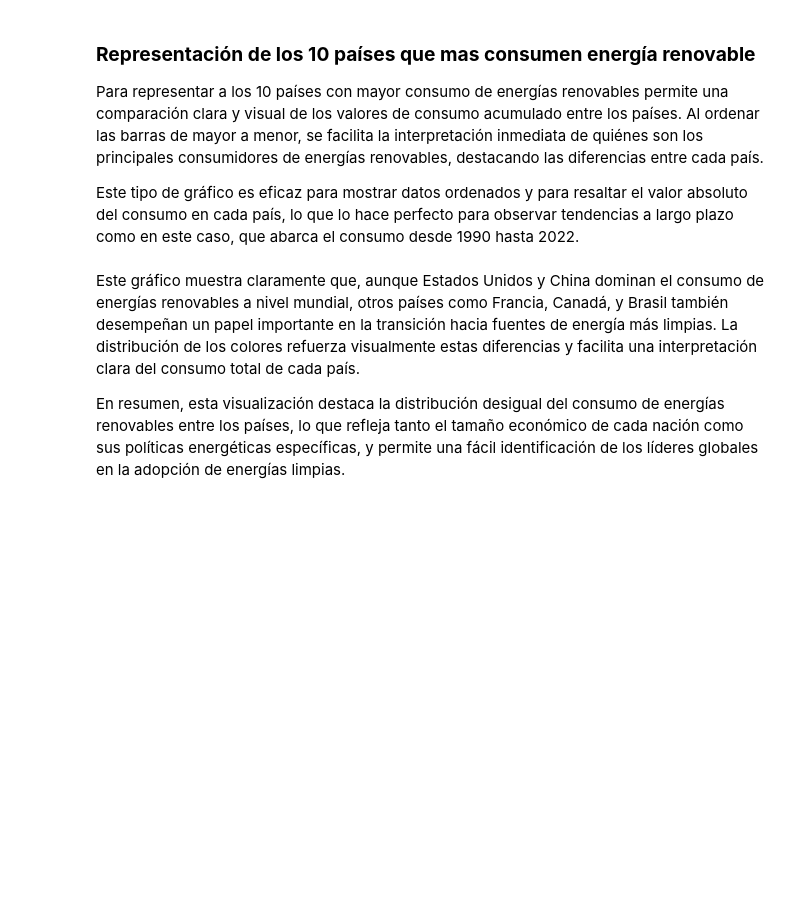
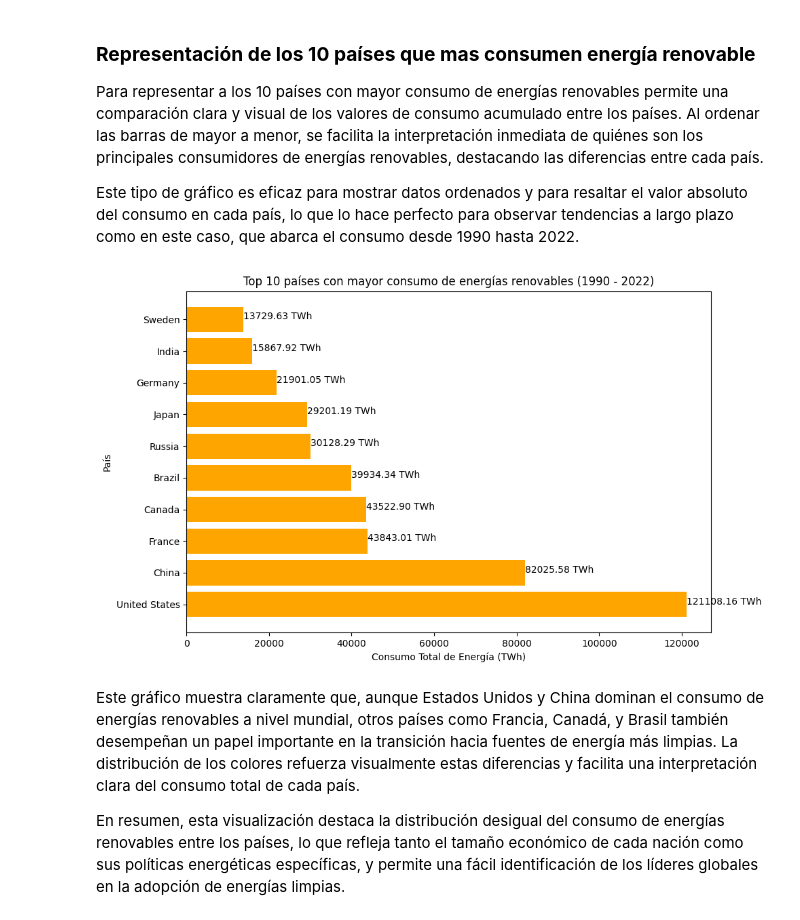
Before and after one commit to anyelot/ML_ProyectoFinal, a Jupyter notebook: _sources/eda.ipynb, the cells around one changed output. Saved outputs shown, nothing was run; the diff lists cells and outputs as text; code cells hidden in the pictures; blank space fills up the shorter version.

```diff
--- a/_sources/eda.ipynb
+++ b/_sources/eda.ipynb
@@ -232,0 +318,23 @@ Aunque la imputación lineal ha rellenado los valores faltantes y se han elimina
+# %%
+import pandas as pd
+from scipy.stats import kruskal
+
+# List of energy columns
+ren_energy_columns = ['biofuel_consumption', 'hydro_consumption', 'solar_consumption',
+                      'wind_consumption', 'nuclear_consumption', 'other_renewable_consumption']
+
+# Initialize a list to store results
+results = {'Energy Type': [], 'Statistic': [], 'P-value': []}
+
+# Perform Kruskal-Wallis test for each energy type
+for energy in ren_energy_columns:
+    stat, p_value = kruskal(df_filtered_range[energy].dropna(), df_no_outliers[energy].dropna())
+    results['Energy Type'].append(energy)
+    results['Statistic'].append(stat)
+    results['P-value'].append(p_value)
+
+# Create a DataFrame to display the results
+df_results = pd.DataFrame(results)
+
+# Display the DataFrame as a table
+df_results.style.format({"Statistic": "{:.3f}", "P-value": "{:.3f}"})
@@ -425,3 +537,23 @@ fig.show()
+# %%
+df_top10_renewable = df_renewable_consumption.sort_values(by='total_renewable', ascending=False).head(10)
+
+# Crear la gráfica de barras
+plt.figure(figsize=(10, 6))
+plt.barh(df_top10_renewable['country'], df_top10_renewable['total_renewable'], color='orange')
+
+# Añadir etiquetas y títulos
+for index, value in enumerate(df_top10_renewable['total_renewable']):
+    plt.text(value, index, f'{value:.2f} TWh')
+
+plt.title('Top 10 países con mayor consumo de energías renovables (1990 - 2022)')
+plt.xlabel('Consumo Total de Energía (TWh)')
+plt.ylabel('País')
+
+# Mostrar la gráfica
+plt.tight_layout()
+plt.show()
+# %% [output]
+[figure, added]
 # %% [markdown]
 Este gráfico muestra claramente que, aunque Estados Unidos y China dominan el consumo de energías renovables a nivel mundial, otros países como Francia, Canadá, y Brasil también desempeñan un papel importante en la transición hacia fuentes de energía más limpias. La distribución de los colores refuerza visualmente estas diferencias y facilita una interpretación clara del consumo total de cada país.
 
```
Also changed, not shown: parts of 12 cells of this notebook, 10 other files.
